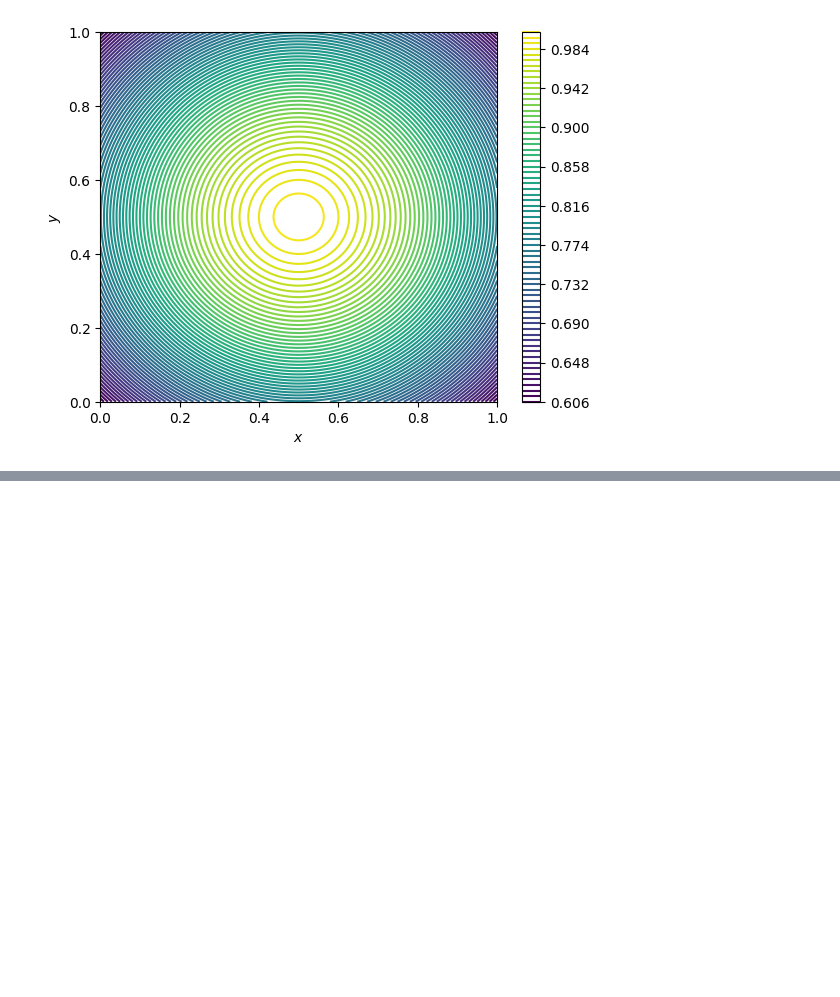
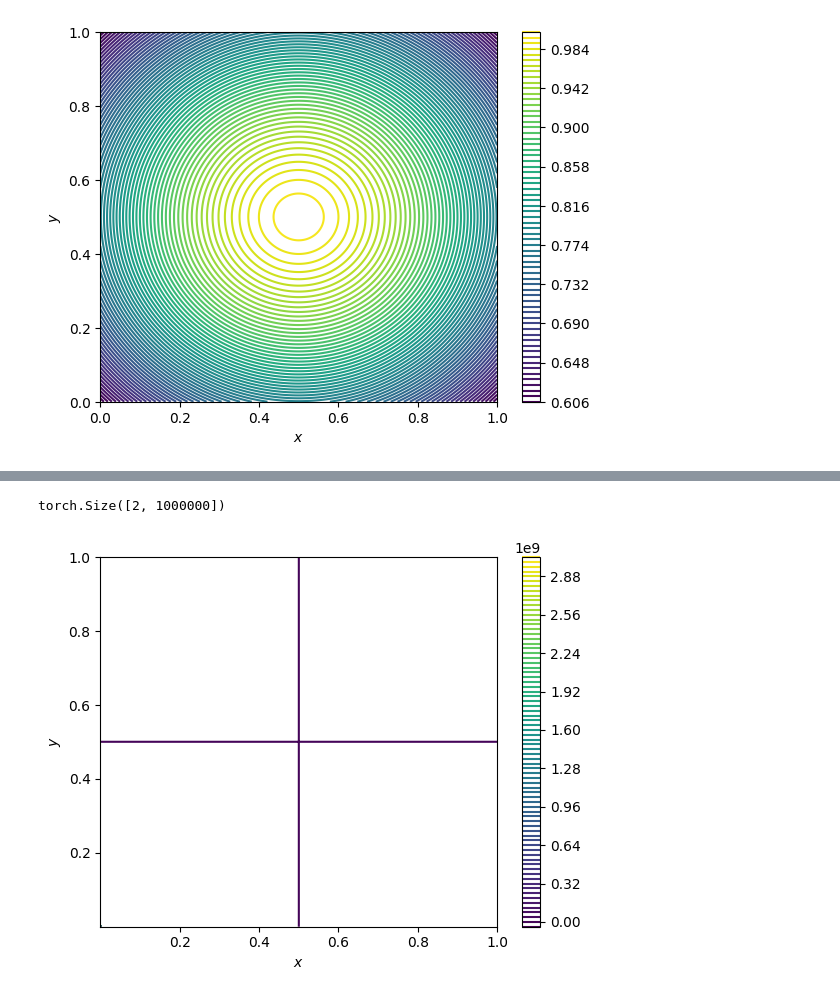
Before and after one commit to alracey/level4-project, a Jupyter notebook: piecewise_quadratic_2d_pytorch.ipynb, the cells around one changed output, grey strips where cells are left out. Saved outputs shown, nothing was run; the diff lists cells and outputs as text; code cells hidden in the pictures; blank space fills up the shorter version.

Commit message:
g function hopefully corrected

```diff
--- a/piecewise_quadratic_2d_pytorch.ipynb
+++ b/piecewise_quadratic_2d_pytorch.ipynb
@@ -77,0 +113,11 @@ def g(x, params):   #piecewise quadratic transform with K bins, independent in x
+# %%
+#might not need this function any more if params do not have to be monotonically increasing
+
+#unconstrained parameters (makes varying K easier)
+import torch.nn.functional
+def u_to_y(u):
+  zeros = torch.zeros((u.size(0), 1))
+  u_ext = torch.cat([u, zeros], dim=1)
+  w = torch.nn.functional.softmax(u_ext, dim=1)
+  ys = torch.cumsum(w, dim=1)
+  return ys[:, :-1]
@@ -77,0 +202,9 @@ def g(x, params):   #piecewise quadratic transform with K bins, independent in x
+# %%
+#test h
+
+test_y = torch.linspace(1e-10, 1, 100)
+test_ys = test_y.repeat(2, 1)
+params = torch.tensor([[0.2, 0.3, 0.5, 0.6, 0.8],
+                      [0.1, 0.2, 0.4, 0.5, 0.7]])
+test_h = h(test_ys, params)
+print(test_h)
@@ -77,0 +232,26 @@ def g(x, params):   #piecewise quadratic transform with K bins, independent in x
+# %%
+#h plotter
+
+def h_plot(params, N, levels):
+  xs, ys = torch.linspace(1e-10, 1, N), torch.linspace(1e-10, 1, N)
+  X, Y = torch.meshgrid(xs, ys, indexing='ij')
+  points = torch.stack([X.flatten(), Y.flatten()], dim=0)
+  print(points.shape)
+  h_eval = h(points, params)
+  Z = h_eval.view(N, N)
+
+  fig = plt.figure()
+  plt.contour(X, Y, Z, levels=levels, cmap='viridis')
+  plt.colorbar()
+  plt.xlabel('$x$')
+  plt.ylabel('$y$')
+  plt.show()
+  return fig
+# %%
+#instance of the h plotter
+
+test_params = u_to_y(torch.zeros(2, 15))
+test = h_plot(test_params, N=1000, levels=75)
+# %% [output]
+torch.Size([2, 1000000])
+[figure, added]
```
Also changed, not shown: parts of 7 cells of this notebook.
